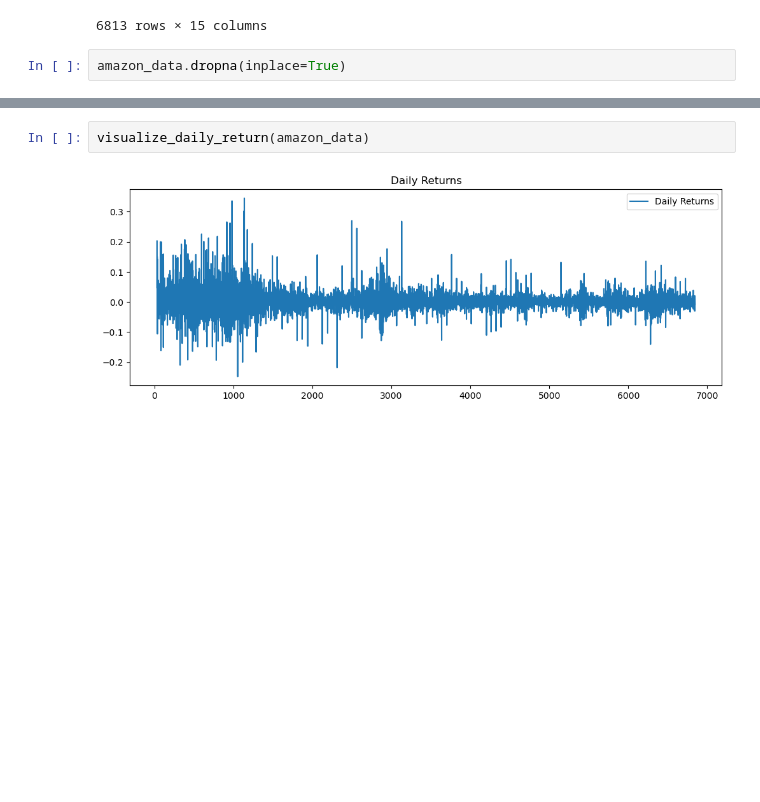
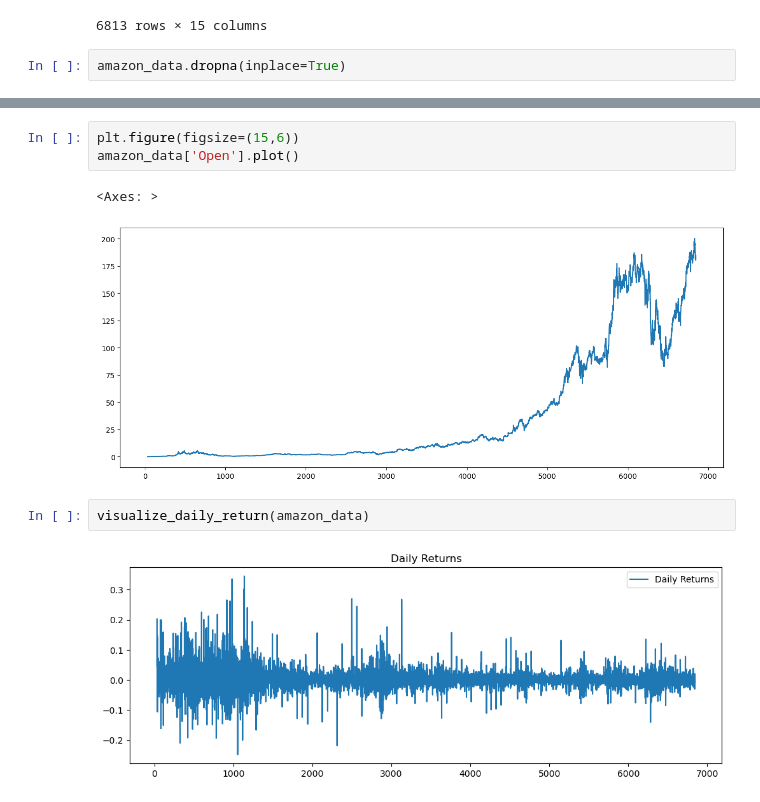
Before and after one commit to abrehamashebir/kaim3-stock-price-analysis, a Jupyter notebook: notebook/amazon_stock-EDA.ipynb, the cells around one changed output, grey strips where cells are left out. Cells and saved outputs as stored; diff of their text form; blank space fills up the shorter version.

```diff
--- a/notebook/amazon_stock-EDA.ipynb
+++ b/notebook/amazon_stock-EDA.ipynb
@@ -57,3 +69,9 @@ amazon_data.dropna(inplace=True)
+# %%
+plt.figure(figsize=(15,6))
+amazon_data['Open'].plot()
+# %% [output]
+<Axes: >
+[figure, added]
 # %%
 visualize_daily_return(amazon_data)
 # %% [output]
```
Also changed, not shown: parts of 3 cells of this notebook, 1 other file.
